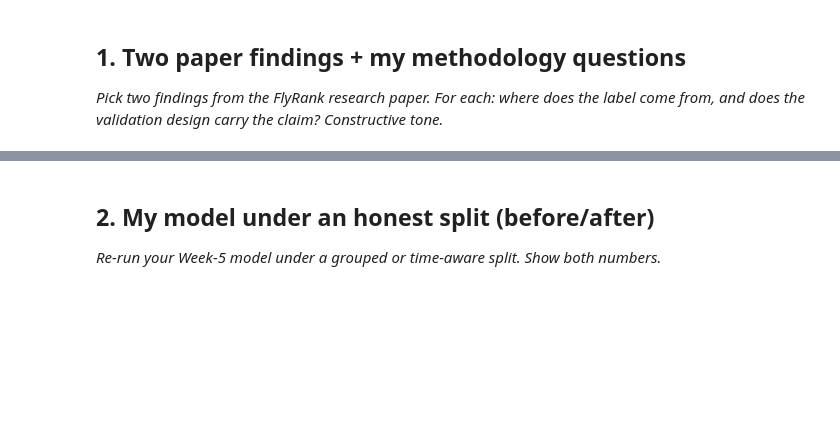
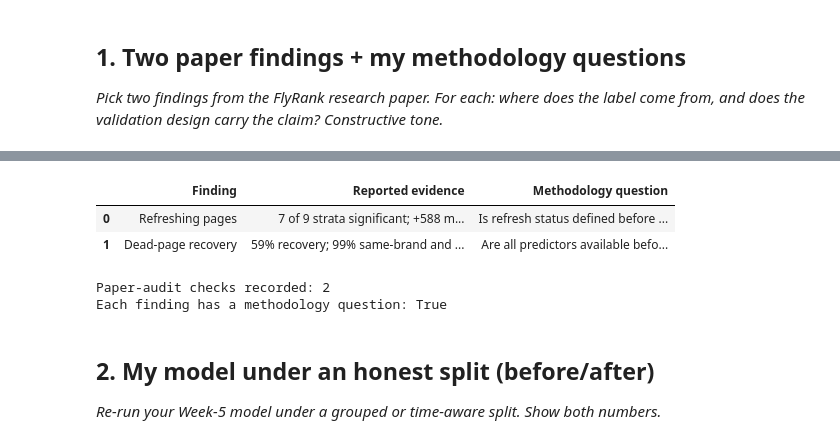
Before and after one commit to saisathwik2703/flyrank-ml-internship-starter, a Jupyter notebook: work/notebooks/w06_validation_audit.ipynb, the cells around one changed output, grey strips where cells are left out. Saved outputs shown, nothing was run; the diff lists cells and outputs as text; code cells hidden in the pictures; blank space fills up the shorter version.

```diff
--- a/work/notebooks/w06_validation_audit.ipynb
+++ b/work/notebooks/w06_validation_audit.ipynb
@@ -16,3 +32,33 @@ This skeleton is yours to fill. Work the sections **in order** — each one has
+# %%
+# This cell is for CODE (numbers, a query, a check).
+import pandas as pd
+
+paper_audit = pd.DataFrame({
+    "Finding": [
+        "Refreshing pages",
+        "Dead-page recovery"
+    ],
+    "Reported evidence": [
+        "7 of 9 strata significant; +588 median effect for 180+ day pages",
+        "59% recovery; 99% same-brand and 97% unseen-brand model accuracy"
+    ],
+    "Methodology question": [
+        "Is refresh status defined before the outcome window?",
+        "Are all predictors available before the recovery window?"
+    ]
+})
+
+display(paper_audit)
+
+print("Paper-audit checks recorded:", len(paper_audit))
+print("Each finding has a methodology question:",
+      paper_audit["Methodology question"].notna().all())
+# %% [output]
+|  | Finding | Reported evidence | Methodology question |
+| 0 | Refreshing pages | 7 of 9 strata significant; +588 m... | Is refresh status defined before ... |
+| 1 | Dead-page recovery | 59% recovery; 99% same-brand and ... | Are all predictors available befo... |
+Paper-audit checks recorded: 2
+Each finding has a methodology question: True
 # %% [markdown]
 ## 2. My model under an honest split (before/after)
 
```
Also changed, not shown: parts of 13 cells of this notebook.
